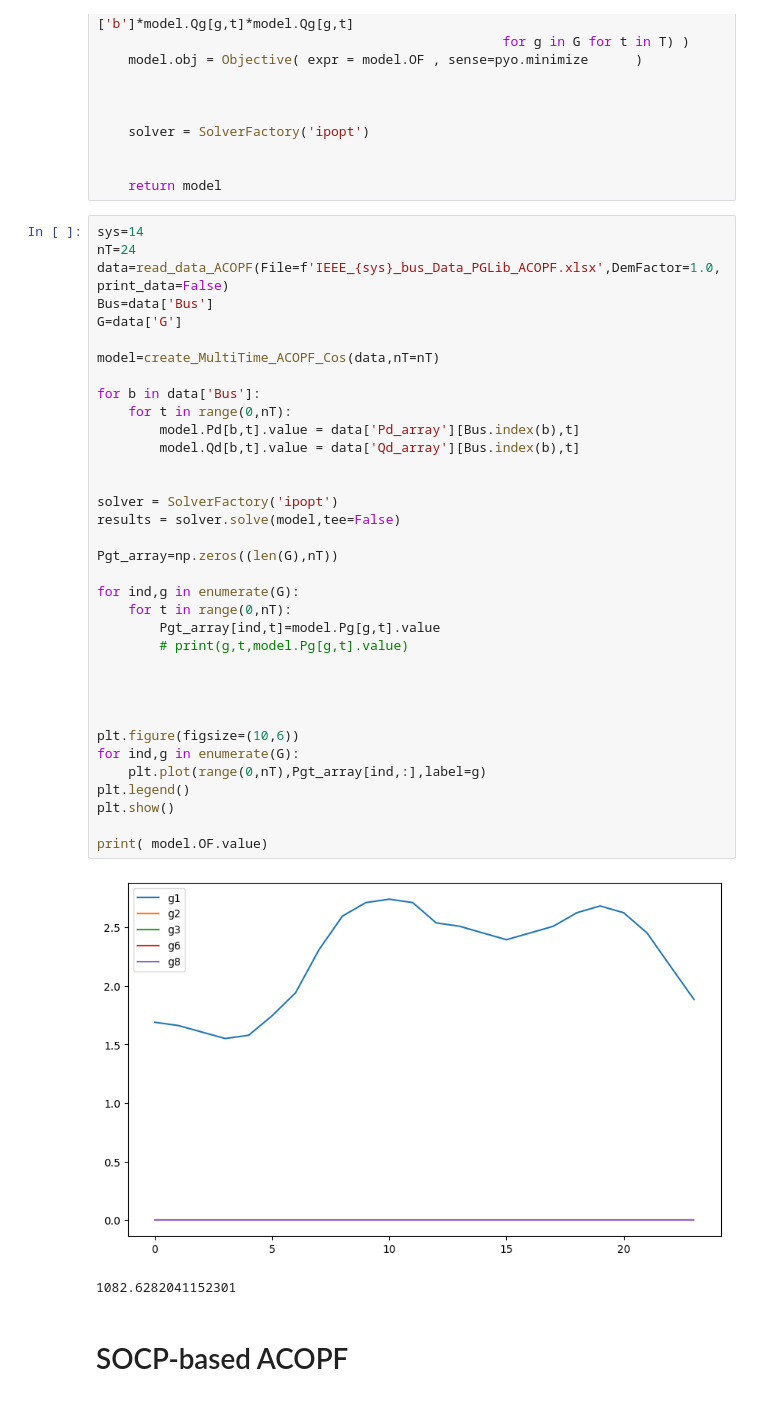
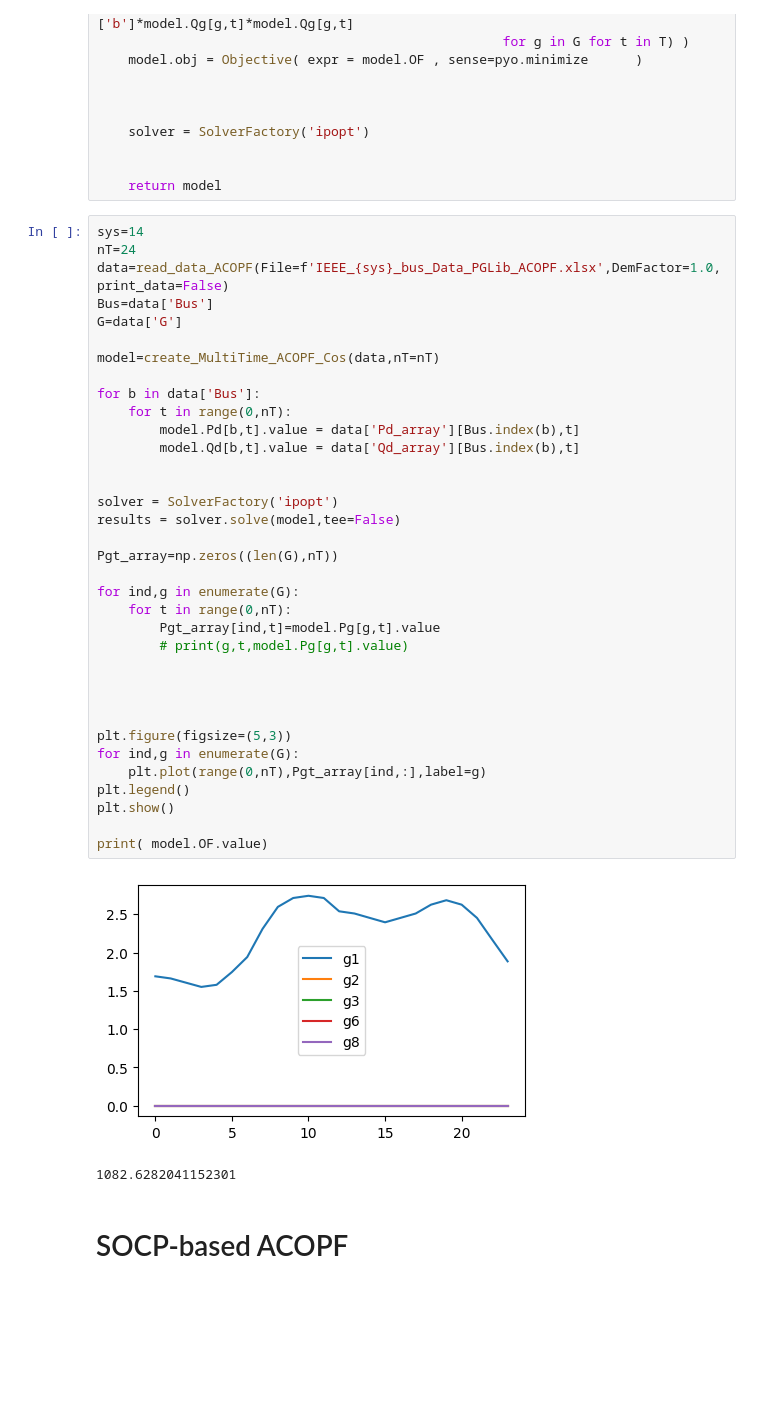
Before and after one commit to TU-Delft-AI-Energy-Lab/ADMM_ML_StMPOPF, a Jupyter notebook: Jupyter Notebooks/ADMM_ACOPF_Functions.ipynb, the cells around one changed output. Cells and saved outputs as stored; diff of their text form; blank space fills up the shorter version.

```diff
--- a/Jupyter Notebooks/ADMM_ACOPF_Functions.ipynb
+++ b/Jupyter Notebooks/ADMM_ACOPF_Functions.ipynb
@@ -367,35 +363,35 @@ Bus=data['Bus']
 G=data['G']
 
 model=create_MultiTime_ACOPF_Cos(data,nT=nT)
 
 for b in data['Bus']:
     for t in range(0,nT):
         model.Pd[b,t].value = data['Pd_array'][Bus.index(b),t]
         model.Qd[b,t].value = data['Qd_array'][Bus.index(b),t]
 
 
 solver = SolverFactory('ipopt')
 results = solver.solve(model,tee=False)
 
 Pgt_array=np.zeros((len(G),nT))
 
 for ind,g in enumerate(G):
     for t in range(0,nT):
         Pgt_array[ind,t]=model.Pg[g,t].value
         # print(g,t,model.Pg[g,t].value)
 
 
 
 
-plt.figure(figsize=(10,6))
+plt.figure(figsize=(5,3))
 for ind,g in enumerate(G):
     plt.plot(range(0,nT),Pgt_array[ind,:],label=g)
 plt.legend()
 plt.show()
 
 print( model.OF.value)
 # %% [output]
-[figure, old version]
+[figure, new version]
 1082.6282041152301
 # %% [markdown]
 # SOCP-based ACOPF
```
Also changed, not shown: parts of 3 cells of this notebook, 1 other file.
